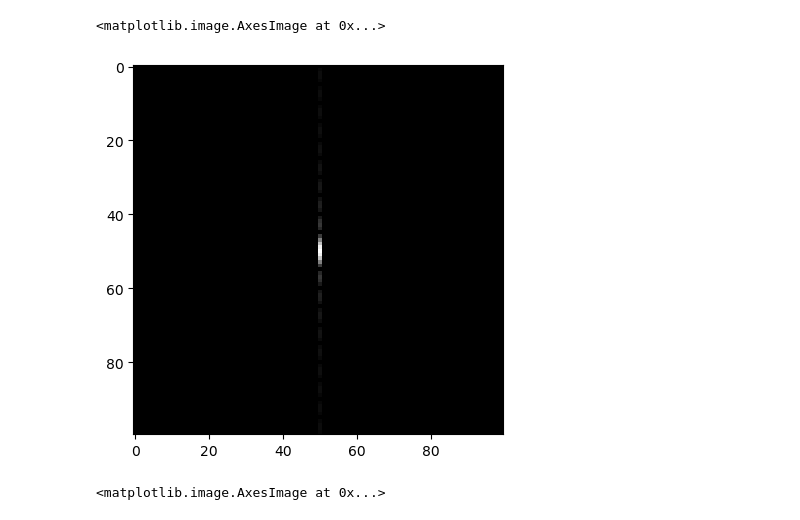
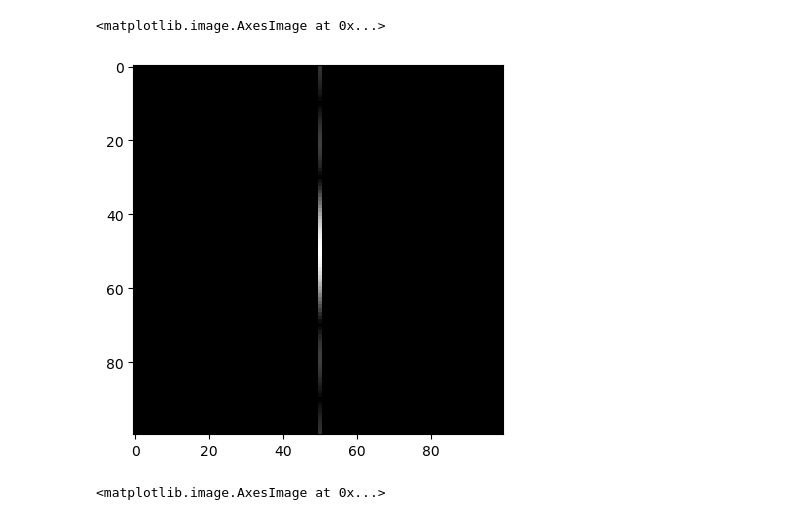
Before and after one commit to zhuyuezx/CSC494_holoprojector, a Jupyter notebook: Code/laser_analysis_2.ipynb, the cells around one changed output. Drawn from its saved outputs; the diff is of its cells as text; code cells hidden in the pictures.

```diff
--- a/Code/laser_analysis_2.ipynb
+++ b/Code/laser_analysis_2.ipynb
@@ -16,16 +16,16 @@ for i in range(5):
 h, w = imgs[0].shape
 # %%
 square = np.zeros((100, 100), dtype=np.uint8)
-square[40:60, :] = 255
+square[48:53, :] = 255
 test = np.fft.fft2(square)
 test = np.fft.fftshift(test)
 test = np.abs(test)
 # test = np.log(test + 1)
 # print(test[0,:])
 plt.imshow(test, cmap='gray')
 # %% [output]
 <matplotlib.image.AxesImage at 0x...>
-[figure, old version]
+[figure, new version]
 # %%
 test = cv.imread(f'{fig_path}/678_Block.bmp', cv.IMREAD_GRAYSCALE)
 # plt.imshow(test, cmap='gray')
```
Also changed, not shown: parts of 3 cells of this notebook.
